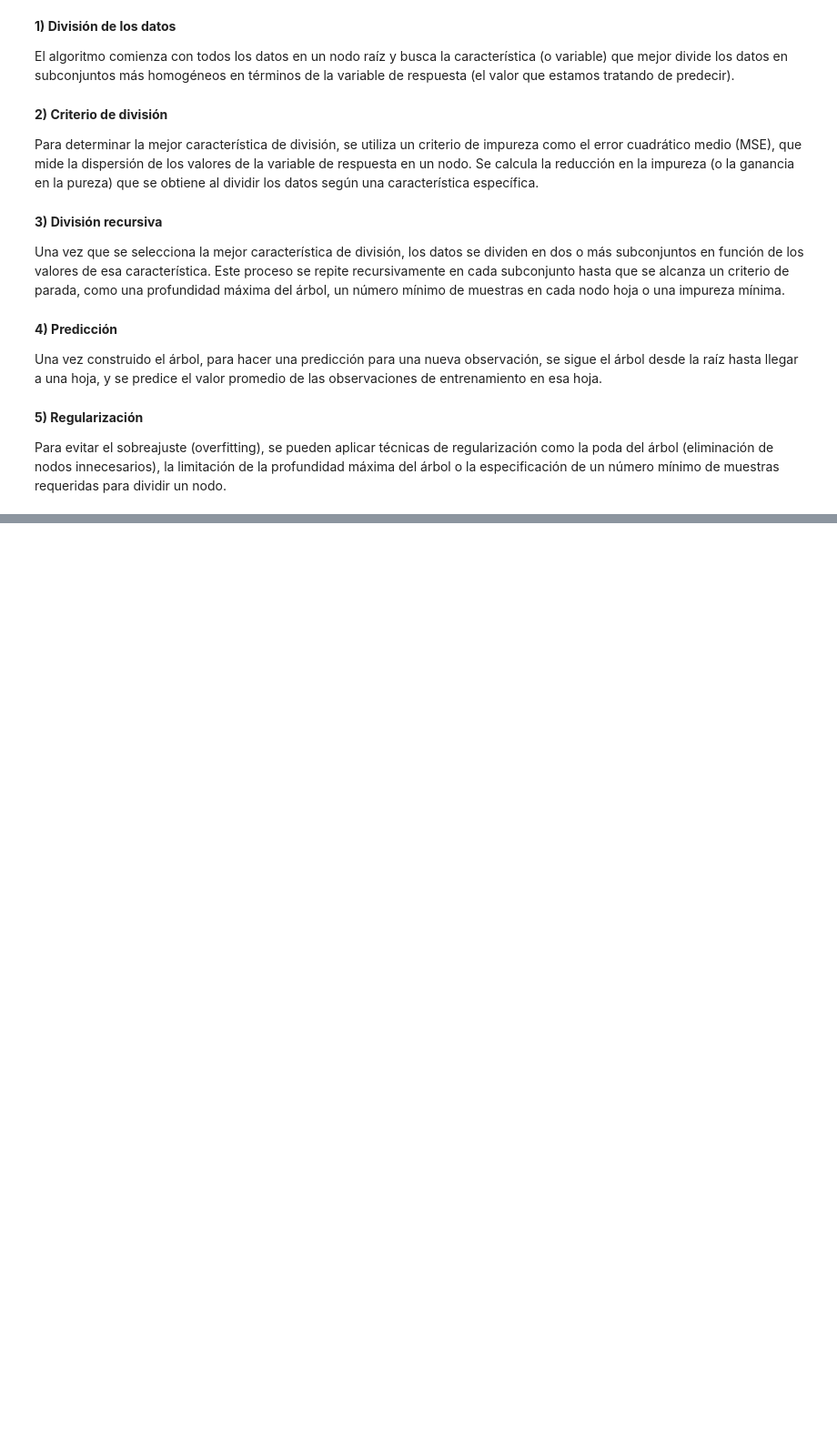
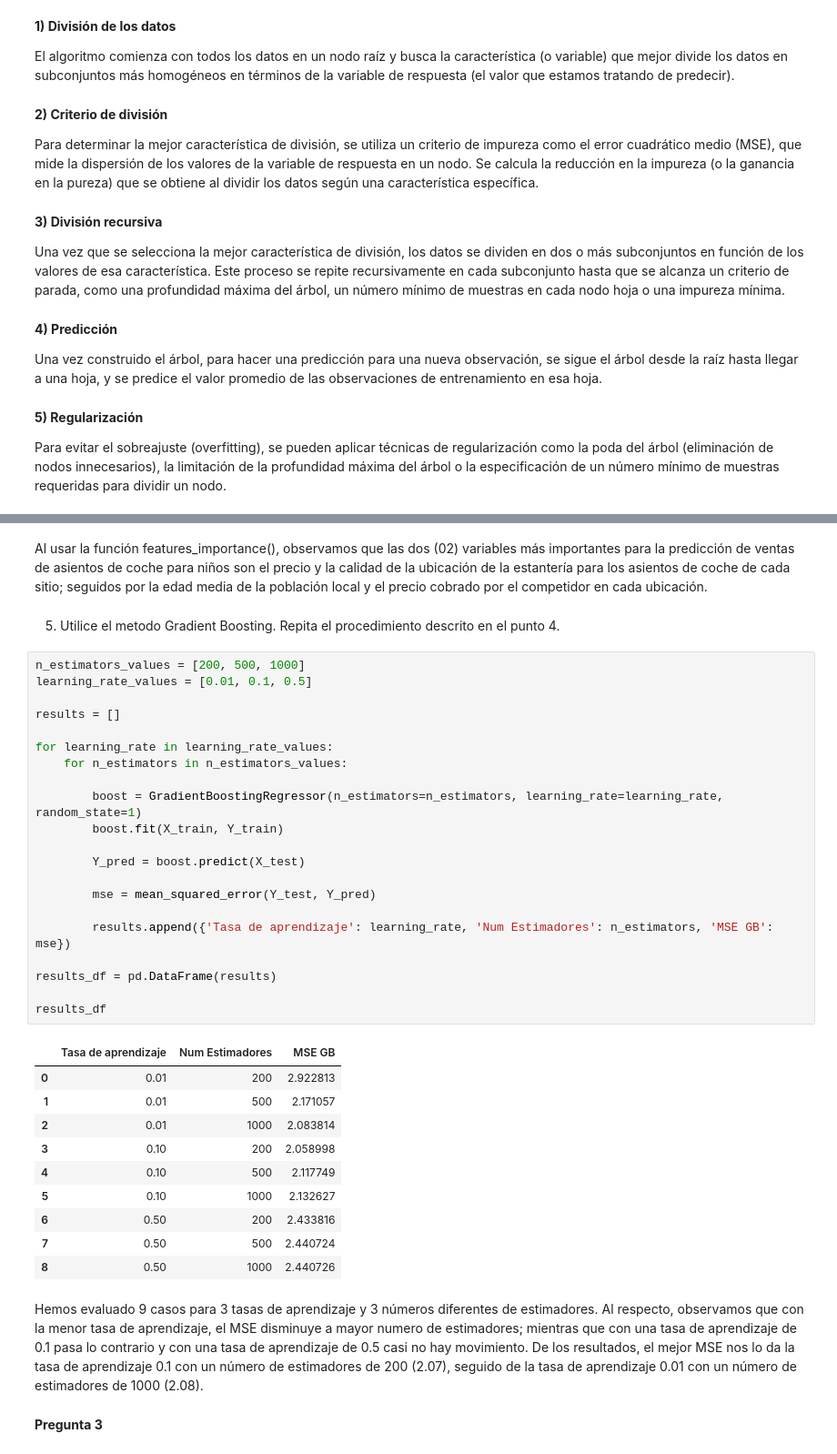
Before and after one commit to serghiarista/machinelearning, a Jupyter notebook: Lista de ejercicios 3.ipynb, the cells around one changed output, grey strips where cells are left out. Shown at 91% size. Cells and saved outputs as stored; diff of their text form; blank space fills up the shorter version.

Commit message:
pregunta 3

```diff
--- a/Lista de ejercicios 3.ipynb
+++ b/Lista de ejercicios 3.ipynb
@@ -33,0 +145,40 @@ Para evitar el sobreajuste (overfitting), se pueden aplicar técnicas de regular
+# %% [markdown]
+Al usar la función features_importance(), observamos que las dos (02) variables más importantes para la predicción de ventas de asientos de coche para niños son el precio y la calidad de la ubicación de la estantería para los asientos de coche de cada sitio; seguidos por la edad media de la población local y el precio cobrado por el competidor en cada ubicación.
+# %% [markdown]
+5. Utilice el metodo Gradient Boosting. Repita el procedimiento descrito en el punto 4.
+# %%
+n_estimators_values = [200, 500, 1000]
+learning_rate_values = [0.01, 0.1, 0.5]
+
+results = []
+
+for learning_rate in learning_rate_values:
+    for n_estimators in n_estimators_values:
+
+        boost = GradientBoostingRegressor(n_estimators=n_estimators, learning_rate=learning_rate, random_state=1)
+        boost.fit(X_train, Y_train)
+
+        Y_pred = boost.predict(X_test)
+
+        mse = mean_squared_error(Y_test, Y_pred)
+
+        results.append({'Tasa de aprendizaje': learning_rate, 'Num Estimadores': n_estimators, 'MSE GB': mse})
+
+results_df = pd.DataFrame(results)
+
+results_df
+# %% [output]
+|  | Tasa de aprendizaje | Num Estimadores | MSE GB |
+| 0 | 0.01 | 200 | 2.922813 |
+| 1 | 0.01 | 500 | 2.171057 |
+| 2 | 0.01 | 1000 | 2.083814 |
+| 3 | 0.10 | 200 | 2.058998 |
+| 4 | 0.10 | 500 | 2.117749 |
+| 5 | 0.10 | 1000 | 2.132627 |
+| 6 | 0.50 | 200 | 2.433816 |
+| 7 | 0.50 | 500 | 2.440724 |
+| 8 | 0.50 | 1000 | 2.440726 |
+# %% [markdown]
+Hemos evaluado 9 casos para 3 tasas de aprendizaje y 3 números diferentes de estimadores. Al respecto, observamos que con la menor tasa de aprendizaje, el MSE disminuye a mayor numero de estimadores; mientras que con una tasa de aprendizaje de 0.1 pasa lo contrario y con una tasa de aprendizaje de 0.5 casi no hay movimiento. De los resultados, el mejor MSE nos lo da la tasa de aprendizaje 0.1 con un número de estimadores de 200 (2.07), seguido de la tasa de aprendizaje 0.01 con un número de estimadores de 1000 (2.08).
+# %% [markdown]
+**Pregunta 3**
```
Also changed, not shown: parts of 32 cells of this notebook.
